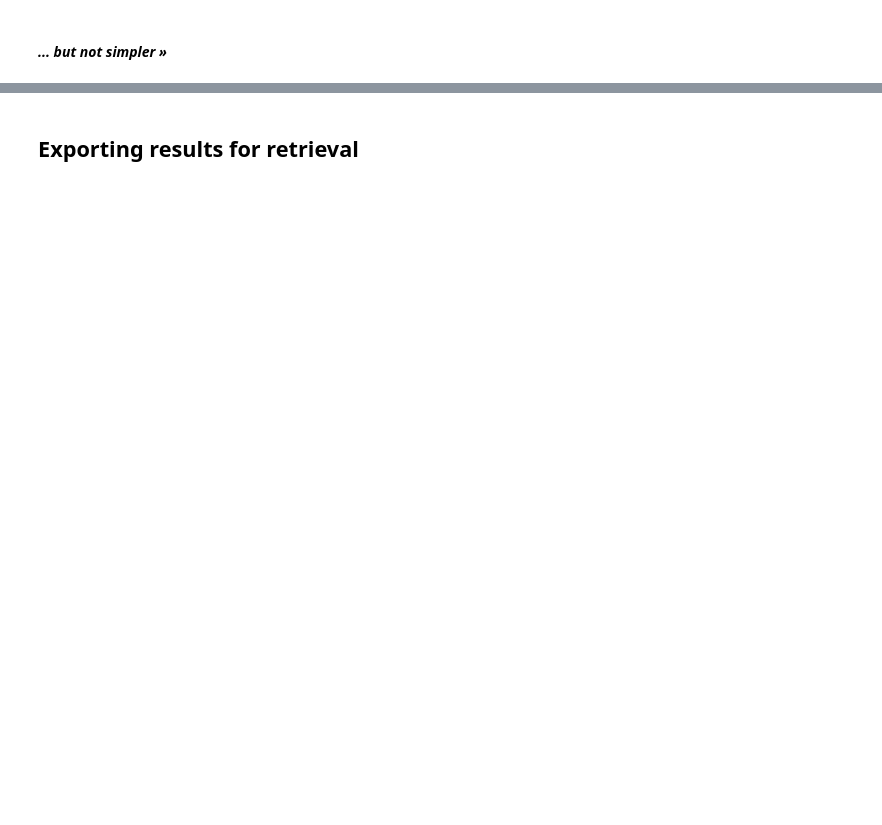
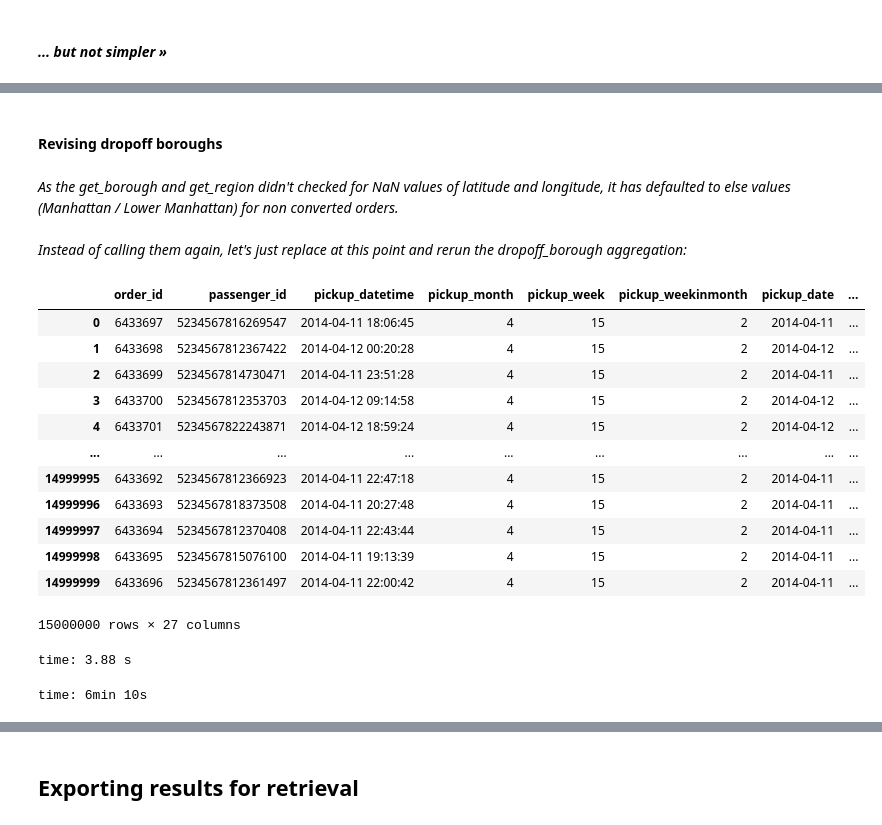
Before and after one commit to isis-santos-costa/99_Challenge, a Jupyter notebook: 99__DataTransformation3F.ipynb, the cells around one changed output, grey strips where cells are left out. Cells and saved outputs as stored; diff of their text form; code cells hidden in the pictures; blank space fills up the shorter version.

```diff
--- a/99__DataTransformation3F.ipynb
+++ b/99__DataTransformation3F.ipynb
@@ -557,0 +1163,27 @@ def get_address(lat,lng):
+# %% [markdown]
+#### Revising dropoff boroughs
+# %% [markdown]
+<i> As the get_borough and get_region didn't checked for NaN values of latitude and longitude, it has defaulted to else values (Manhattan / Lower Manhattan) for non converted orders. <br><br>
+    Instead of calling them again, let's just replace at this point and rerun the dropoff_borough aggregation:
+# %%
+df_orders_tF.loc[np.isnan(df_orders_tF['dropoff_latitude']), 'dropoff_borough'] = float('NaN')
+df_orders_tF
+# %% [output]
+|  | order_id | passenger_id | pickup_datetime | pickup_month | pickup_week | pickup_weekinmonth | pickup_date | ... |
+| 0 | 6433697 | 5234567816269547 | 2014-04-11 18:06:45 | 4 | 15 | 2 | 2014-04-11 | ... |
+| 1 | 6433698 | 5234567812367422 | 2014-04-12 00:20:28 | 4 | 15 | 2 | 2014-04-12 | ... |
+| 2 | 6433699 | 5234567814730471 | 2014-04-11 23:51:28 | 4 | 15 | 2 | 2014-04-11 | ... |
+| 3 | 6433700 | 5234567812353703 | 2014-04-12 09:14:58 | 4 | 15 | 2 | 2014-04-12 | ... |
+| 4 | 6433701 | 5234567822243871 | 2014-04-12 18:59:24 | 4 | 15 | 2 | 2014-04-12 | ... |
+| ... | ... | ... | ... | ... | ... | ... | ... | ... |
+| 14999995 | 6433692 | 5234567812366923 | 2014-04-11 22:47:18 | 4 | 15 | 2 | 2014-04-11 | ... |
+| 14999996 | 6433693 | 5234567818373508 | 2014-04-11 20:27:48 | 4 | 15 | 2 | 2014-04-11 | ... |
+| 14999997 | 6433694 | 5234567812370408 | 2014-04-11 22:43:44 | 4 | 15 | 2 | 2014-04-11 | ... |
+| 14999998 | 6433695 | 5234567815076100 | 2014-04-11 19:13:39 | 4 | 15 | 2 | 2014-04-11 | ... |
+| 14999999 | 6433696 | 5234567812361497 | 2014-04-11 22:00:42 | 4 | 15 | 2 | 2014-04-11 | ... |
+15000000 rows × 27 columns
+time: 3.88 s
+# %%
+df_orders_tF.to_csv('df_orders_tF.csv')
+# %% [output]
+time: 6min 10s
```
Also changed, not shown: parts of 93 cells of this notebook.
